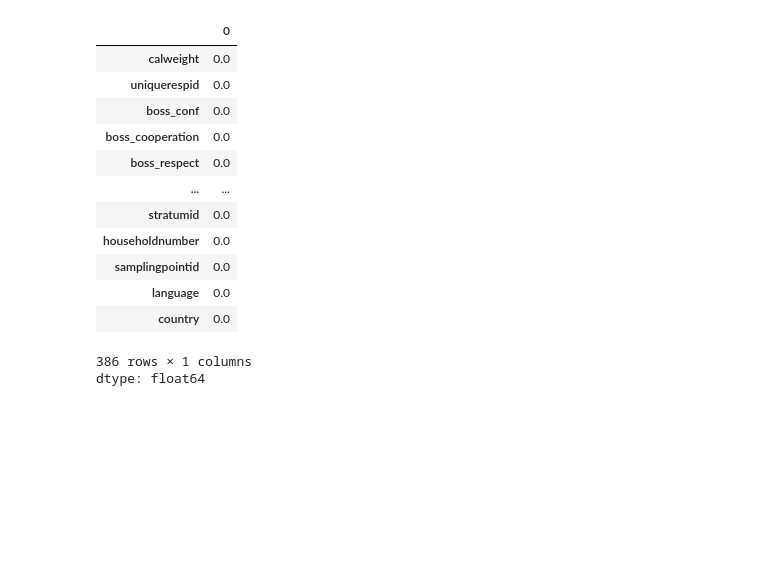
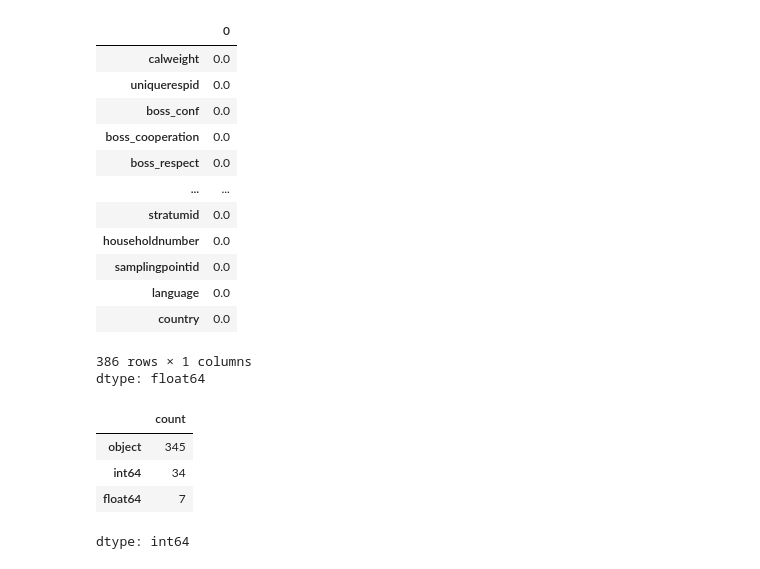
Before and after one commit to angarikadas26-lgtm/burnout-prediction-project, a Jupyter notebook: ArtifactV2_datacleaning.ipynb, the cells around one changed output. Drawn from its saved outputs; the diff is of its cells as text; code cells hidden in the pictures; blank space fills up the shorter version.

```diff
--- a/ArtifactV2_datacleaning.ipynb
+++ b/ArtifactV2_datacleaning.ipynb
@@ -109,3 +109,12 @@ missing_percent.sort_values(ascending=False)
 | country | 0.0 |
 386 rows × 1 columns
 dtype: float64
+# %%
+#identify data types
+df.dtypes.value_counts()
+# %% [output]
+|  | count |
+| object | 345 |
+| int64 | 34 |
+| float64 | 7 |
+dtype: int64
```
Also changed, not shown: parts of 4 cells of this notebook.
